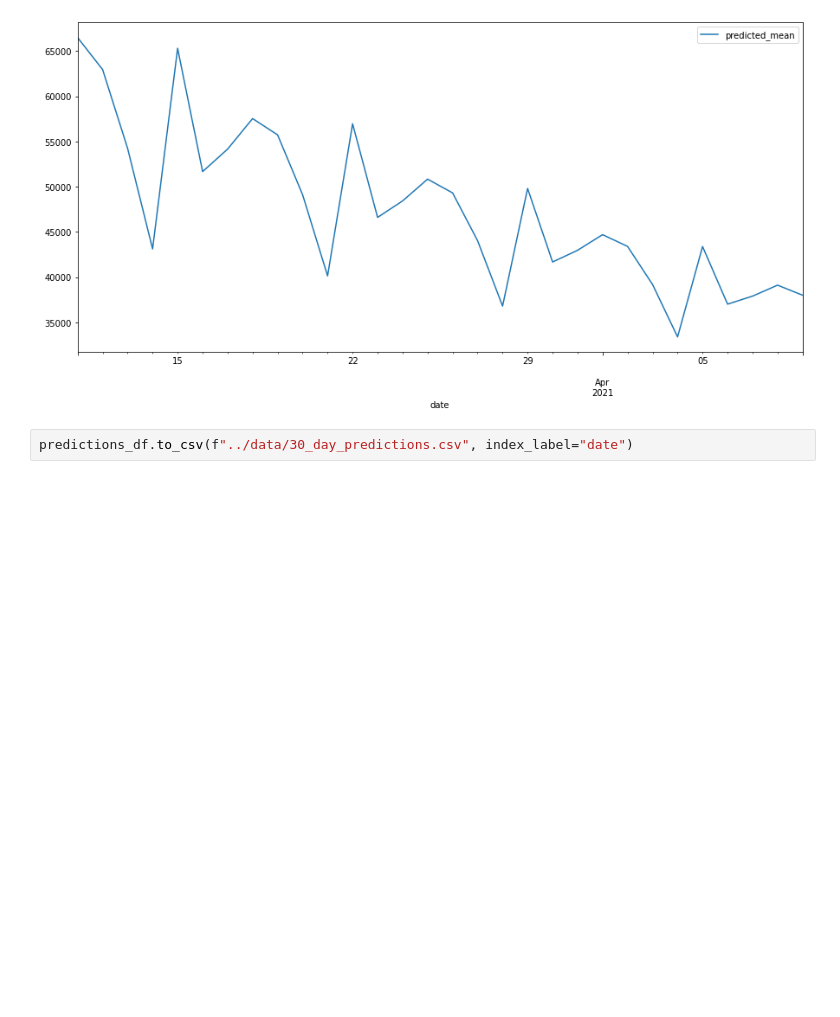
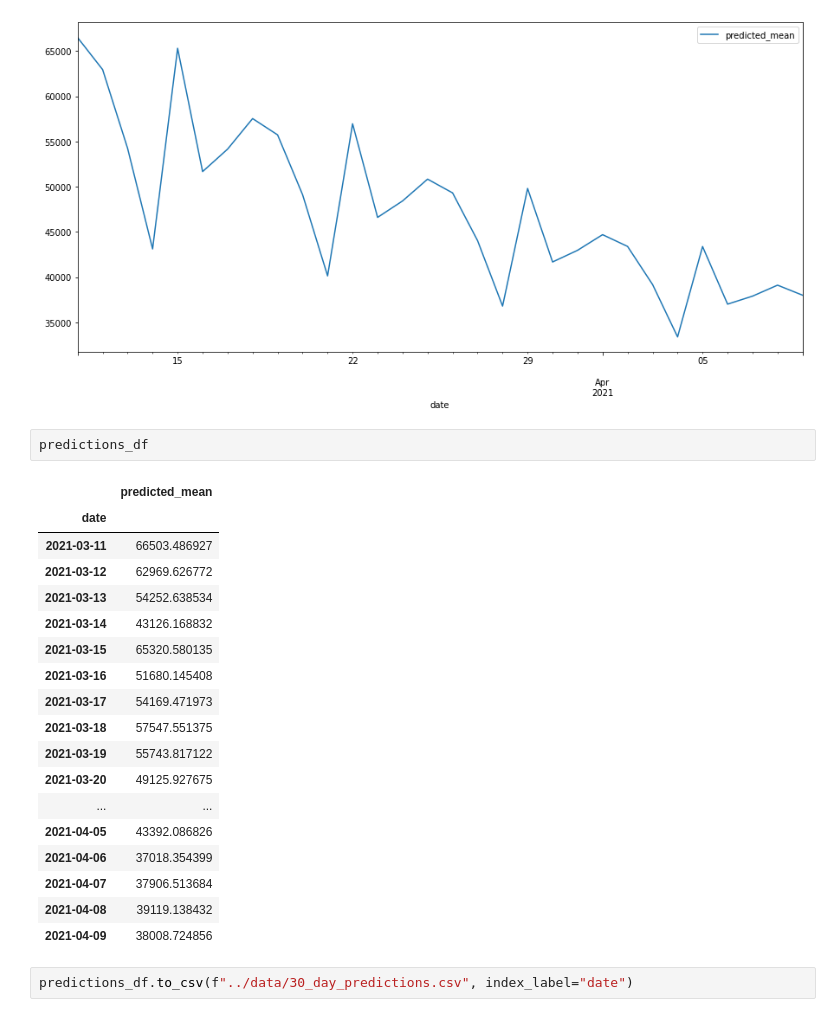
Before and after one commit to CCom20/covid-ml-application, a Jupyter notebook: notebooks/sarima_model.ipynb, the cells around one changed output. Drawn from its saved outputs; the diff is of its cells as text; blank space fills up the shorter version.

```diff
--- a/notebooks/sarima_model.ipynb
+++ b/notebooks/sarima_model.ipynb
@@ -463,6 +464,27 @@ predictions_df.plot(figsize=(15, 7))
 # %% [output]
 <AxesSubplot:xlabel='date'>
 [figure]
+# %%
+predictions_df
+# %% [output]
+|  | predicted_mean |
+| date |  |
+| 2021-03-11 | 66503.486927 |
+| 2021-03-12 | 62969.626772 |
+| 2021-03-13 | 54252.638534 |
+| 2021-03-14 | 43126.168832 |
+| 2021-03-15 | 65320.580135 |
+| 2021-03-16 | 51680.145408 |
+| 2021-03-17 | 54169.471973 |
+| 2021-03-18 | 57547.551375 |
+| 2021-03-19 | 55743.817122 |
+| 2021-03-20 | 49125.927675 |
+| ... | ... |
+| 2021-04-05 | 43392.086826 |
+| 2021-04-06 | 37018.354399 |
+| 2021-04-07 | 37906.513684 |
+| 2021-04-08 | 39119.138432 |
+| 2021-04-09 | 38008.724856 |
 # %%
 predictions_df.to_csv(f"../data/30_day_predictions.csv", index_label="date")
 # %%
```
Also changed, not shown: parts of 5 cells of this notebook, 6 other files.
